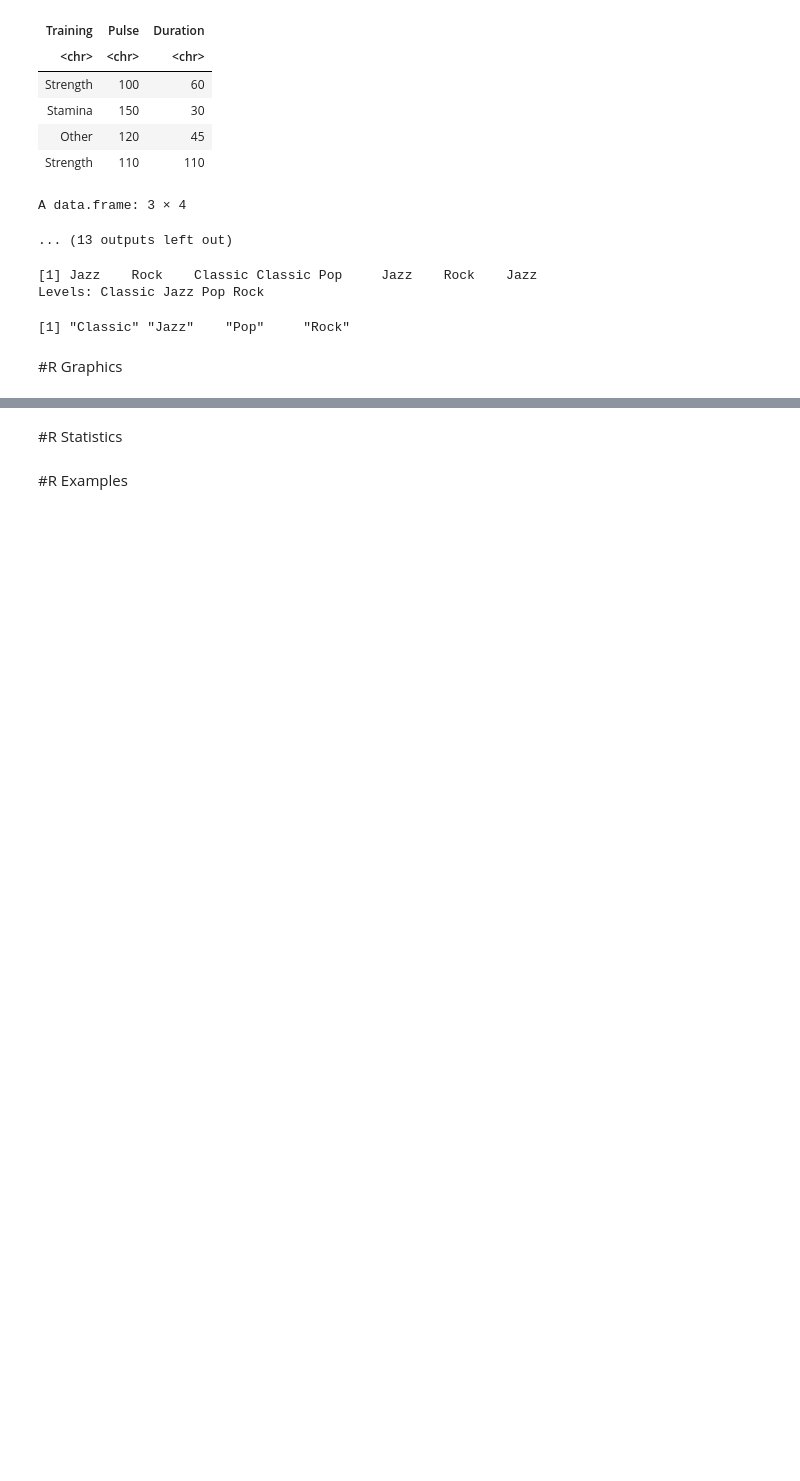
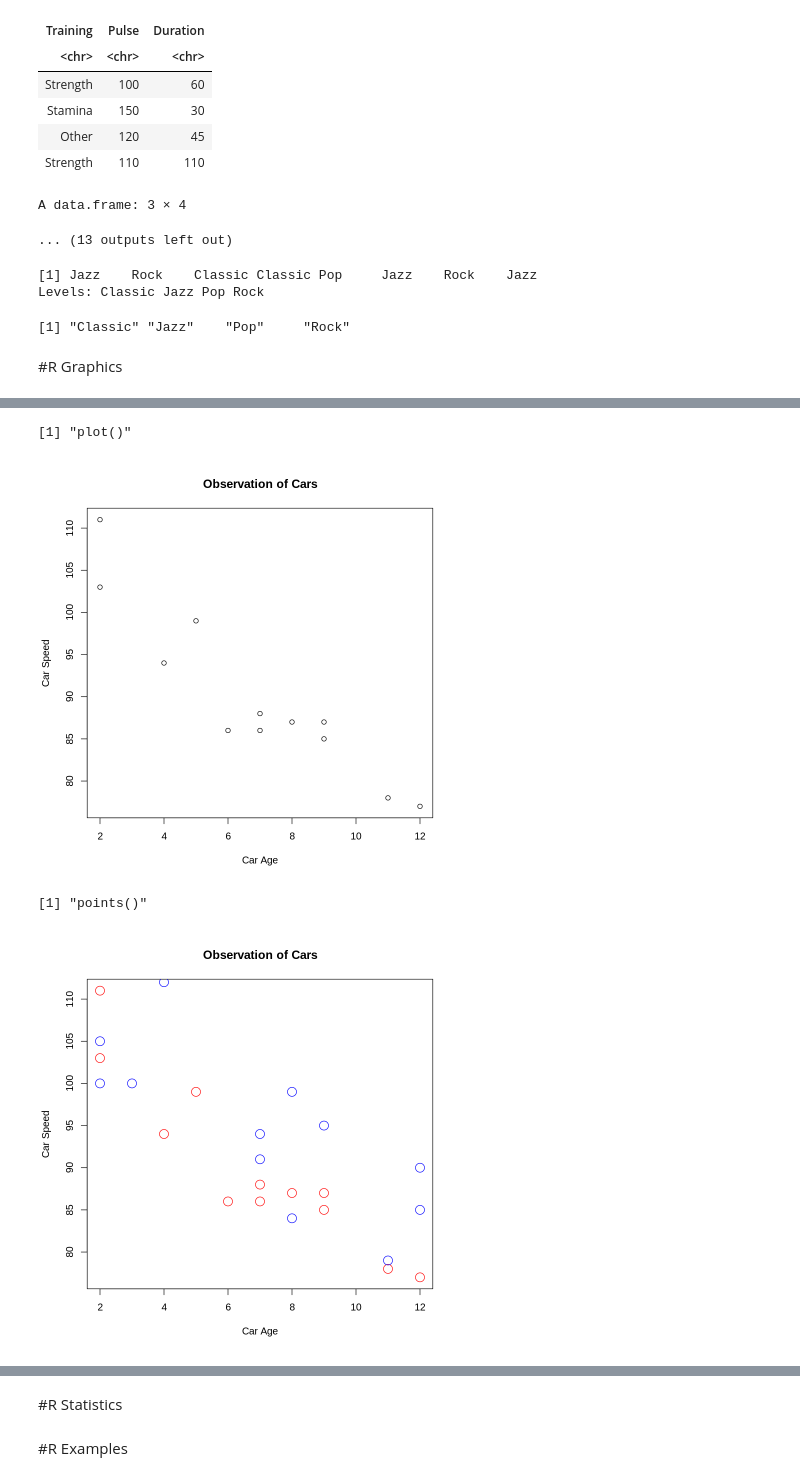
Before and after one commit to hyelim-kim1028/lab_R, a Jupyter notebook: W3school_R.ipynb, the cells around one changed output, grey strips where cells are left out. Saved outputs shown, nothing was run; the diff lists cells and outputs as text; code cells hidden in the pictures; blank space fills up the shorter version.

```diff
--- a/W3school_R.ipynb
+++ b/W3school_R.ipynb
@@ -1283,0 +1352,26 @@ Levels: Classic Jazz Pop Rock
+# %%
+# R Scatter Plot
+
+x <- c(5,7,8,7,2,2,9,4,11,12,9,6)
+y <- c(99,86,87,88,111,103,87,94,78,77,85,86)
+# x,y > vectors of the same length
+plot(x,y, main = "Observation of Cars", xlab = "Car Age", ylab = "Car Speed")
+
+# compare plots
+# day one, the age and speed of 12 cars:
+x1 <- c(5,7,8,7,2,2,9,4,11,12,9,6)
+y1 <- c(99,86,87,88,111,103,87,94,78,77,85,86)
+
+# day two, the age and speed of 15 cars:
+x2 <- c(2,2,8,1,15,8,12,9,7,3,11,4,7,14,12)
+y2 <- c(100,105,84,105,90,99,90,95,94,100,79,112,91,80,85)
+
+print("plot()")
+plot(x1, y1, main = "Observation of Cars", xlab = "Car Age", ylab = "Car Speed", col = "red", cex = 2)
+print("points()")
+points(x2, y2, col = "blue", cex = 2)
+# %% [output]
+[1] "plot()"
+[figure, added]
+[1] "points()"
+[figure, added]
```
Also changed, not shown: parts of 4 cells of this notebook.
